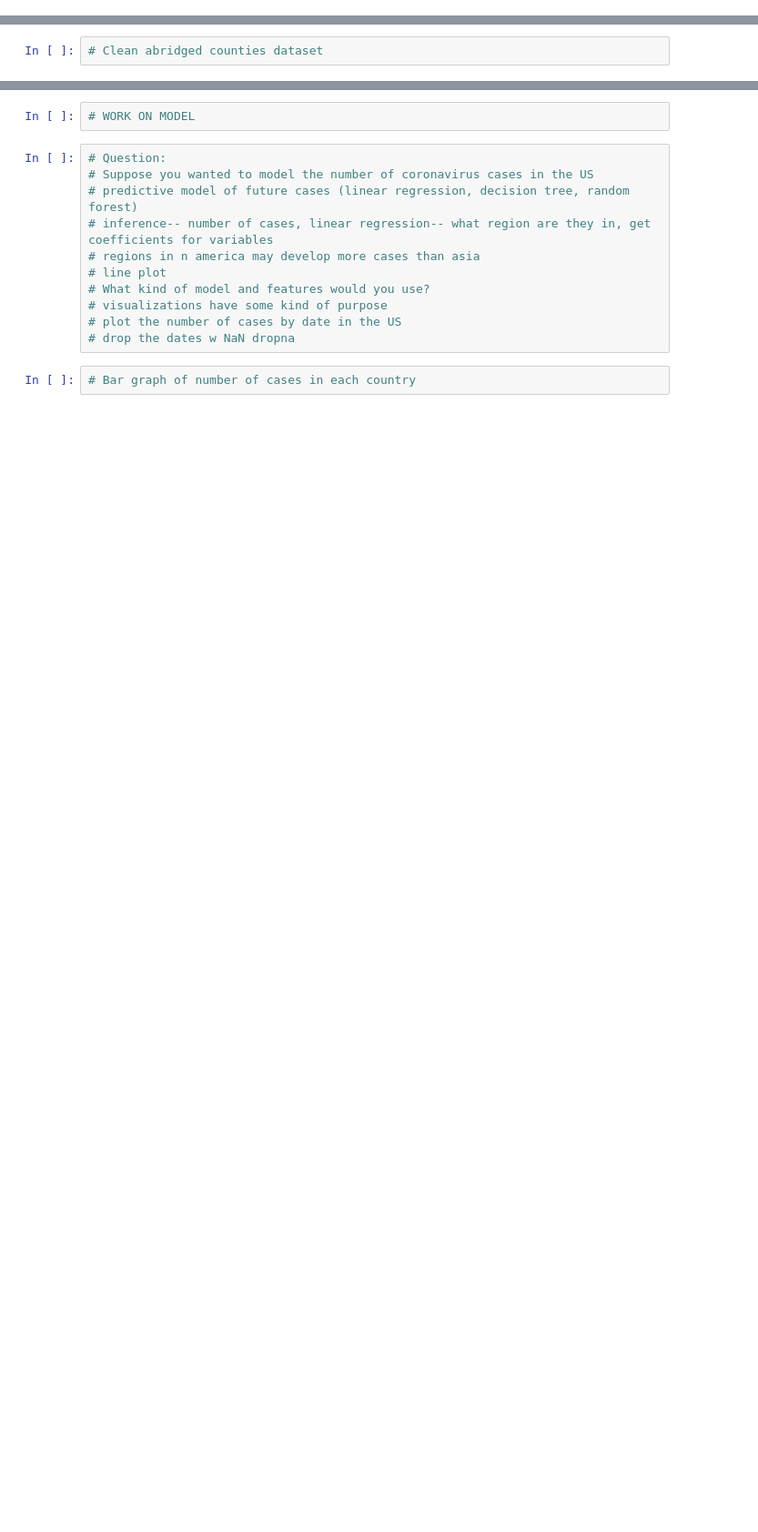
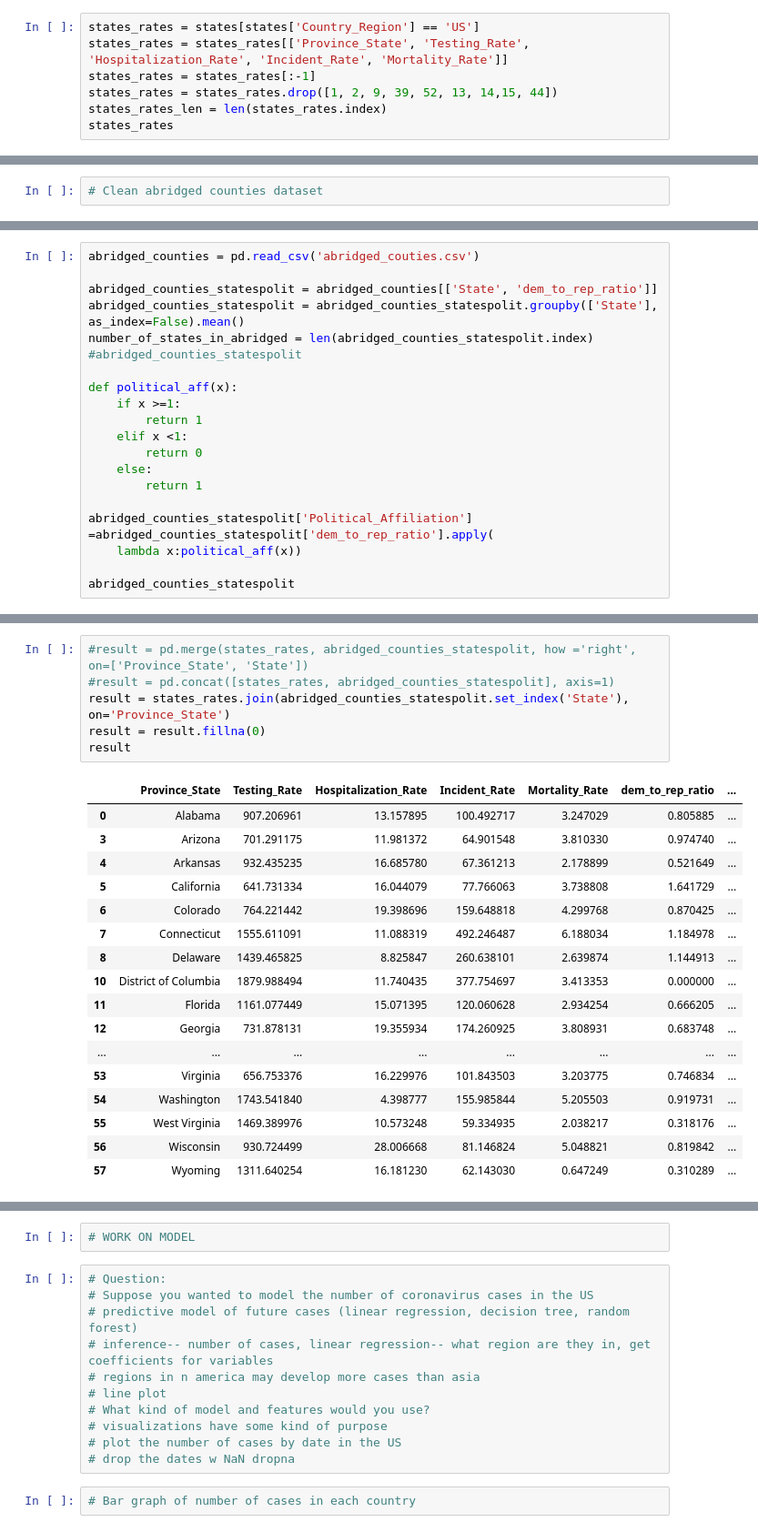
Before and after one commit to clairechour/Covid-19-Predictor, a Jupyter notebook: data100finalproj.ipynb, the cells around one changed output, grey strips where cells are left out. Shown at 91% size. Saved outputs shown, nothing was run; the diff lists cells and outputs as text; blank space fills up the shorter version.

```diff
--- a/data100finalproj.ipynb
+++ b/data100finalproj.ipynb
@@ -53,0 +15,7 @@ number_of_cases_by_country
+# %%
+states_rates = states[states['Country_Region'] == 'US']
+states_rates = states_rates[['Province_State', 'Testing_Rate', 'Hospitalization_Rate', 'Incident_Rate', 'Mortality_Rate']]
+states_rates = states_rates[:-1]
+states_rates = states_rates.drop([1, 2, 9, 39, 52, 13, 14,15, 44])
+states_rates_len = len(states_rates.index)
+states_rates
@@ -198,0 +42,20 @@ plt.title("States death rates over time", y=1.02, fontsize=22);
+# %%
+abridged_counties = pd.read_csv('abridged_couties.csv')
+
+abridged_counties_statespolit = abridged_counties[['State', 'dem_to_rep_ratio']]
+abridged_counties_statespolit = abridged_counties_statespolit.groupby(['State'], as_index=False).mean()
+number_of_states_in_abridged = len(abridged_counties_statespolit.index)
+#abridged_counties_statespolit
+
+def political_aff(x):
+    if x >=1:
+        return 1
+    elif x <1:
+        return 0
+    else:
+        return 1
+
+abridged_counties_statespolit['Political_Affiliation'] =abridged_counties_statespolit['dem_to_rep_ratio'].apply(
+    lambda x:political_aff(x))
+
+abridged_counties_statespolit
@@ -198,0 +80,24 @@ plt.title("States death rates over time", y=1.02, fontsize=22);
+# %%
+#result = pd.merge(states_rates, abridged_counties_statespolit, how ='right', on=['Province_State', 'State'])
+#result = pd.concat([states_rates, abridged_counties_statespolit], axis=1)
+result = states_rates.join(abridged_counties_statespolit.set_index('State'), on='Province_State')
+result = result.fillna(0)
+result
+# %% [output]
+|  | Province_State | Testing_Rate | Hospitalization_Rate | Incident_Rate | Mortality_Rate | dem_to_rep_ratio | ... |
+| 0 | Alabama | 907.206961 | 13.157895 | 100.492717 | 3.247029 | 0.805885 | ... |
+| 3 | Arizona | 701.291175 | 11.981372 | 64.901548 | 3.810330 | 0.974740 | ... |
+| 4 | Arkansas | 932.435235 | 16.685780 | 67.361213 | 2.178899 | 0.521649 | ... |
+| 5 | California | 641.731334 | 16.044079 | 77.766063 | 3.738808 | 1.641729 | ... |
+| 6 | Colorado | 764.221442 | 19.398696 | 159.648818 | 4.299768 | 0.870425 | ... |
+| 7 | Connecticut | 1555.611091 | 11.088319 | 492.246487 | 6.188034 | 1.184978 | ... |
+| 8 | Delaware | 1439.465825 | 8.825847 | 260.638101 | 2.639874 | 1.144913 | ... |
+| 10 | District of Columbia | 1879.988494 | 11.740435 | 377.754697 | 3.413353 | 0.000000 | ... |
+| 11 | Florida | 1161.077449 | 15.071395 | 120.060628 | 2.934254 | 0.666205 | ... |
+| 12 | Georgia | 731.878131 | 19.355934 | 174.260925 | 3.808931 | 0.683748 | ... |
+| ... | ... | ... | ... | ... | ... | ... | ... |
+| 53 | Virginia | 656.753376 | 16.229976 | 101.843503 | 3.203775 | 0.746834 | ... |
+| 54 | Washington | 1743.541840 | 4.398777 | 155.985844 | 5.205503 | 0.919731 | ... |
+| 55 | West Virginia | 1469.389976 | 10.573248 | 59.334935 | 2.038217 | 0.318176 | ... |
+| 56 | Wisconsin | 930.724499 | 28.006668 | 81.146824 | 5.048821 | 0.819842 | ... |
+| 57 | Wyoming | 1311.640254 | 16.181230 | 62.143030 | 0.647249 | 0.310289 | ... |
```
Also changed, not shown: parts of 48 cells of this notebook.
